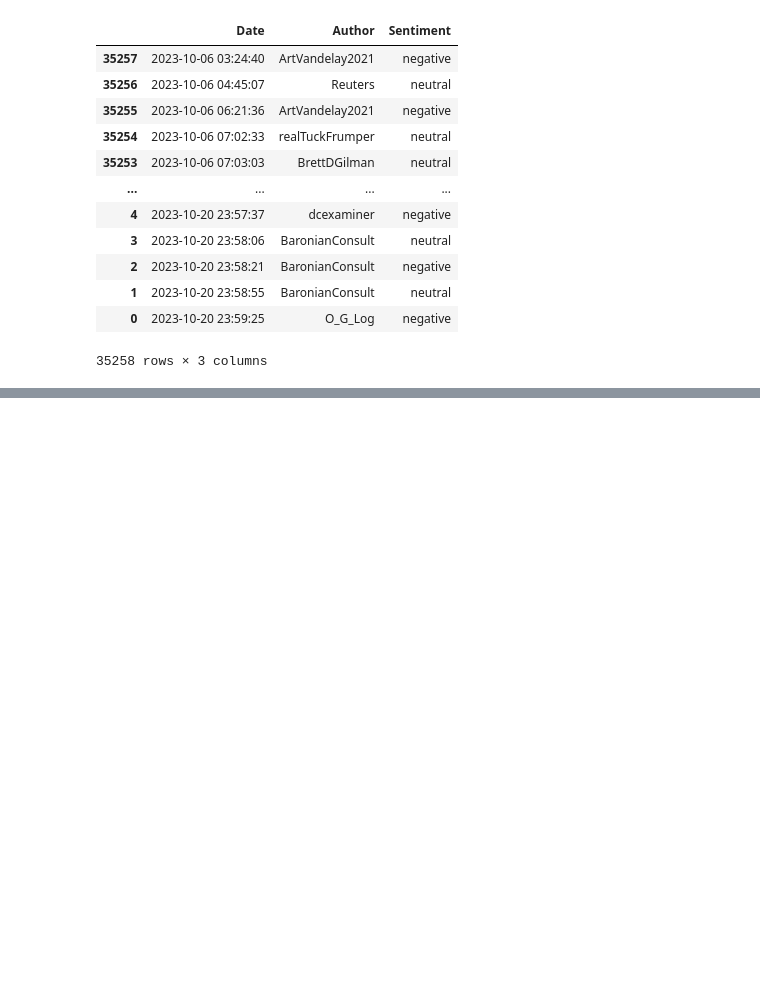
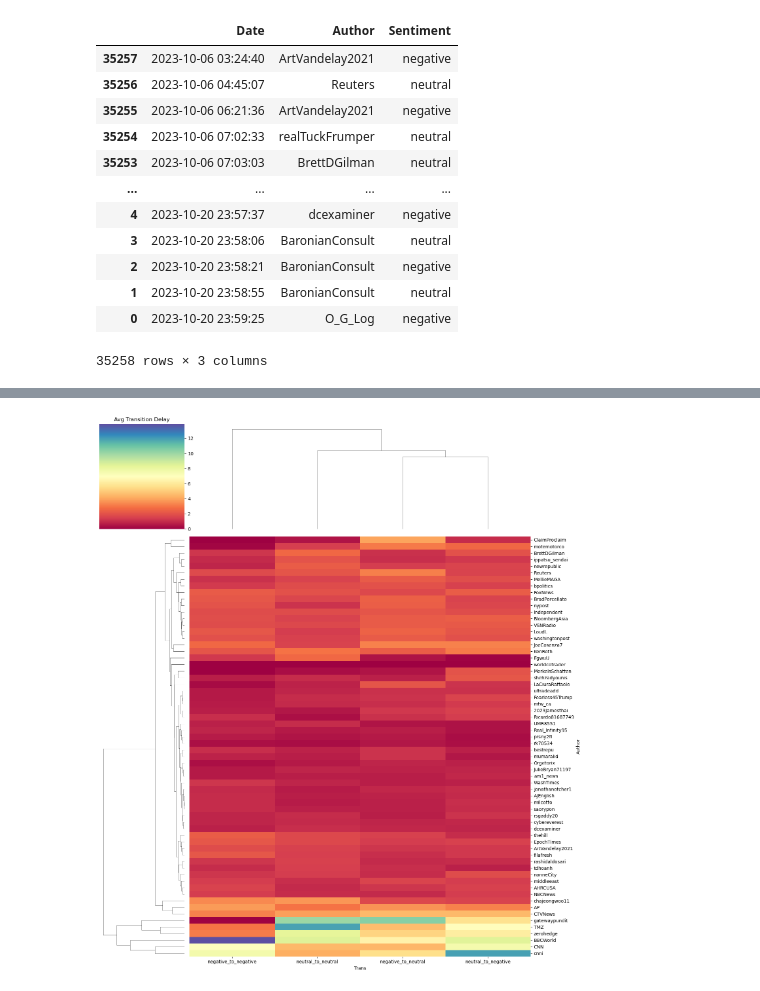
Before and after one commit to XiaoxiaChampon/Kronos, a Jupyter notebook: Source/Python/DataPreprocessing.ipynb, the cells around one changed output, grey strips where cells are left out. Saved outputs shown, nothing was run; the diff lists cells and outputs as text; code cells hidden in the pictures; blank space fills up the shorter version.

```diff
--- a/Source/Python/DataPreprocessing.ipynb
+++ b/Source/Python/DataPreprocessing.ipynb
@@ -97,0 +149,8 @@ time_calcs
+# %%
+sns.clustermap(avg_trans_delay.fillna(0), figsize=(15,17), cmap=sns.color_palette("Spectral", as_cmap=True))
+plt.title("Avg Transition Delay")
+plt.tight_layout()
+plt.savefig(f"Average_Transition_Delay_Clusterplot_{sentiments}.png")
+plt.show()
+# %% [output]
+[figure, added]
```
Also changed, not shown: parts of 28 cells of this notebook.
